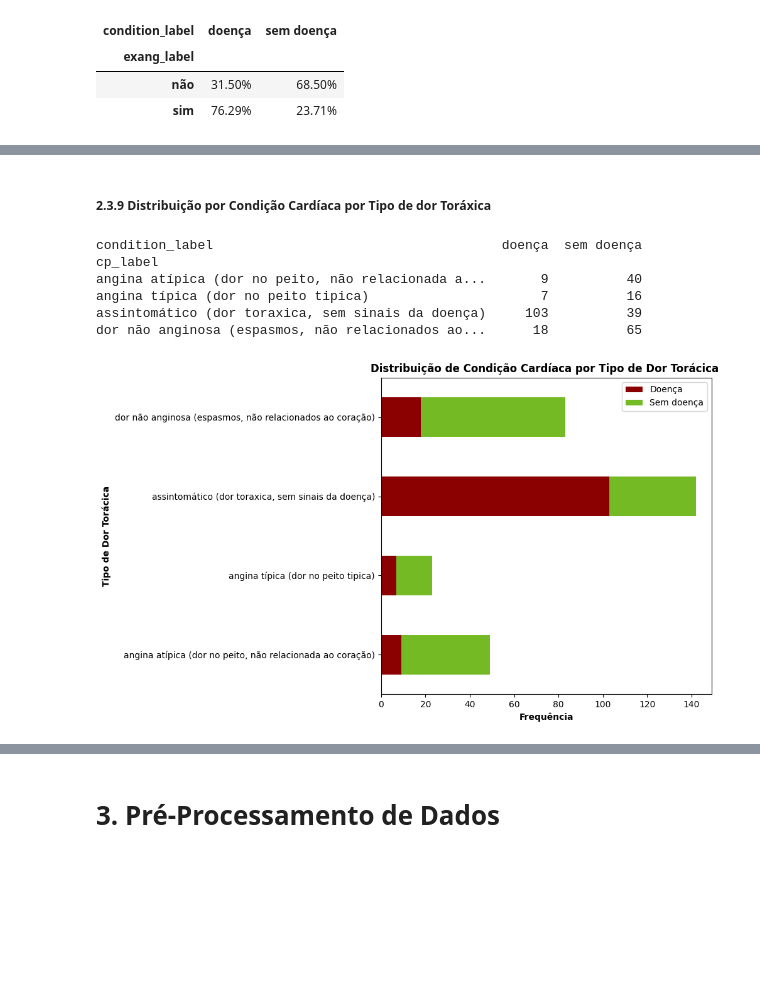
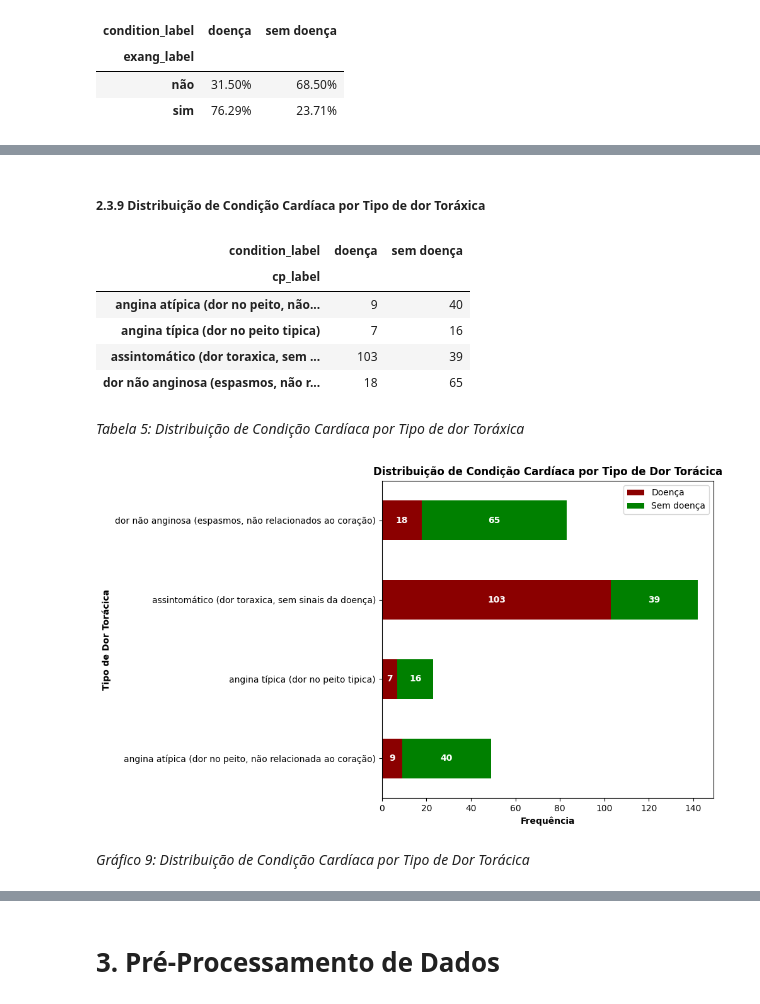
Before and after one commit to luiscpl/PUC_MVP, a Jupyter notebook: MVP_LUIS_CLAUDIO.ipynb, the cells around one changed output, grey strips where cells are left out. Saved outputs shown, nothing was run; the diff lists cells and outputs as text; code cells hidden in the pictures; blank space fills up the shorter version.

```diff
--- a/MVP_LUIS_CLAUDIO.ipynb
+++ b/MVP_LUIS_CLAUDIO.ipynb
@@ -311,6 +298,7 @@ Name: condition_label, dtype: object
 # Gráfico de colunas mostrando a proporção (%) de cada condição cardíaca
 proporcao = df['condition_label'].value_counts(normalize=True).sort_index() * 100
 
+plt.figure(figsize=(10, 6))
 ax = proporcao.plot(
     kind='bar',
     color=['#8B0000', 'green'],
@@ -319,7 +307,7 @@ ax = proporcao.plot(
 ax.set_xticklabels(['Doença', 'Sem doença'], rotation=0)
 ax.set_xlabel('Condição Cardíaca', fontweight='bold')
 ax.set_ylabel('Proporção (%)', fontweight='bold')
-ax.set_title('Proporção (%) de Condição Cardíaca', fontweight='bold')
+ax.set_title('Proporção das informações das Condições Cardíacas dos Pacientes', fontweight='bold')
 
 # Adiciona os valores percentuais nas barras
 for i, v in enumerate(proporcao):
@@ -371,10 +359,11 @@ Total               0.32      0.68
 # %% [markdown]
 faça o grafico de coluna empilhada da proporçao de sexo por condição cardiaca do dataframe df, o eixo y precisa ir de 0 ate 100%
 # %%
+# Calcula a proporção de sexo por condição cardíaca (em %)
+sexo_condicao_prop = pd.crosstab(df['condition_label'], df['sex_label'], normalize='index') * 100
+
 # Gráfico de barras empilhadas da proporção (%) de sexo por condição cardíaca
-sexo_condicao_prop_pct = sexo_condicao_prop * 100
-
-ax = sexo_condicao_prop_pct.plot(
+ax = sexo_condicao_prop.plot(
     kind='bar',
     stacked=True,
     color=['green', '#8B0000'],  # verde para feminino, vermelho escuro para masculino
@@ -382,12 +371,12 @@ ax = sexo_condicao_prop_pct.plot(
 )
 ax.set_ylabel('Proporção (%)', fontweight='bold')
 ax.set_xlabel('Condição Cardíaca', fontweight='bold')
-ax.set_title('Proporção (%) de Sexo por Condição Cardíaca', fontweight='bold')
+ax.set_title('Proporção da Condição Cardíaca por sexo', fontweight='bold')
 ax.set_ylim(0, 100)
 ax.legend(title='Sexo', loc='upper right', title_fontproperties={'weight': 'bold'}, prop={'weight': 'bold'})
 
 # Adiciona os valores percentuais nas barras
-for i, row in enumerate(sexo_condicao_prop_pct.values):
+for i, row in enumerate(sexo_condicao_prop.values):
     bottom = 0
     for j, val in enumerate(row):
         ax.text(i, bottom + val / 2, f"{val:.1f}%", ha='center', va='center', color='white', fontweight='bold')
@@ -569,5 +554,5 @@ mexerrrrrrrrrrrrrrrrrrrrrrrrrrrrrrrrrr
 # %%
-# Gráfico de barras: média de oldpeak por condição cardíaca
+# Gráfico de barras: média de oldpeak por condição cardíaca com eixo y até 2
 oldpeak_means = df.groupby('condition_label')['oldpeak'].mean().reindex(['doença', 'sem doença'])
 
 ax = oldpeak_means.plot(
@@ -577,8 +562,9 @@ ax = oldpeak_means.plot(
 )
 ax.set_xlabel('Condição Cardíaca', fontweight='bold')
 ax.set_ylabel('Média de Oldpeak', fontweight='bold')
-ax.set_title('Média de Oldpeak por Condição Cardíaca', fontweight='bold')
+ax.set_title('Média da Condição Cardíaca induzida pela depressão ocasionada pelo exercício físico', fontweight='bold')
 ax.set_xticklabels(['Doença', 'Sem doença'], rotation=0)
+ax.set_ylim(0, 2)
 
 # Adiciona os valores nas barras
 for i, v in enumerate(oldpeak_means):
@@ -602,31 +583,45 @@ Padrões: horizontal, descendente ou ascendente (menos específico)
 # %% [markdown]
-##### 2.3.9 Distribuição por Condição Cardíaca por Tipo de dor Toráxica
+##### 2.3.9 Distribuição de Condição Cardíaca por Tipo de dor Toráxica
+# %%
+# Tabela cruzada entre cp_label e condition_label
+tabela_cp_condition = pd.crosstab(df['cp_label'], df['condition_label'])
+tabela_cp_condition
+# %% [output]
+| condition_label | doença | sem doença |
+| cp_label |  |  |
+| angina atípica (dor no peito, não... | 9 | 40 |
+| angina típica (dor no peito tipica) | 7 | 16 |
+| assintomático (dor toraxica, sem ... | 103 | 39 |
+| dor não anginosa (espasmos, não r... | 18 | 65 |
+# %% [markdown]
+*Tabela 5: Distribuição de Condição Cardíaca por Tipo de dor Toráxica*
 # %%
-# Gráfico de barras empilhadas horizontal entre cp_label e condition_label
-# Tabela cruzada entre cp_label e condition_label
+# Gráfico de barras empilhadas horizontal entre cp_label e condition_label, com labels nas barras
 tabela_cp_condition = pd.crosstab(df['cp_label'], df['condition_label'])
 
-# Exibe a tabela
-print(tabela_cp_condition)
-
-cores = ['#8B0000', '#73ba25']  # vermelho para doença, verde escuro para sem doença
-tabela_cp_condition[['doença', 'sem doença']].plot(
+cores = ['#8B0000', 'green']  # vermelho para doença, verde escuro para sem doença
+ax = tabela_cp_condition[['doença', 'sem doença']].plot(
     kind='barh',
     stacked=True,
     color=cores,
     figsize=(10, 6)
 )
 plt.ylabel('Tipo de Dor Torácica', fontweight='bold')
 plt.xlabel('Frequência', fontweight='bold')
-plt.title('Distribuição de Condição Cardíaca por Tipo de Dor Torácica ', fontweight='bold')
+plt.title('Distribuição de Condição Cardíaca por Tipo de Dor Torácica', fontweight='bold')
 plt.legend(['Doença', 'Sem doença'])
+
+# Adiciona os valores nas barras
+for i, (idx, row) in enumerate(tabela_cp_condition[['doença', 'sem doença']].iterrows()):
+    left = 0
+    for j, val in enumerate(row):
+        if val > 0:
+            ax.text(left + val / 2, i, str(val), va='center', ha='center', color='white', fontweight='bold')
+        left += val
+
 plt.tight_layout()
 plt.show()
 # %% [output]
-condition_label                                     doença  sem doença
-cp_label
-angina atípica (dor no peito, não relacionada a...       9          40
-angina típica (dor no peito tipica)                      7          16
-assintomático (dor toraxica, sem sinais da doença)     103          39
-dor não anginosa (espasmos, não relacionados ao...      18          65
-[figure, old version]
+[figure, new version]
+# %% [markdown]
+*Gráfico 9: Distribuição de Condição Cardíaca por Tipo de Dor Torácica*
```
Also changed, not shown: parts of 42 cells of this notebook.
